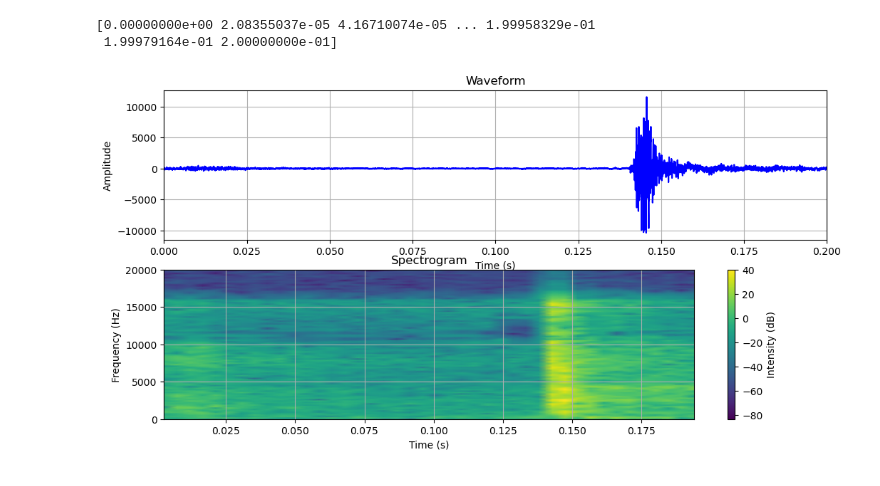
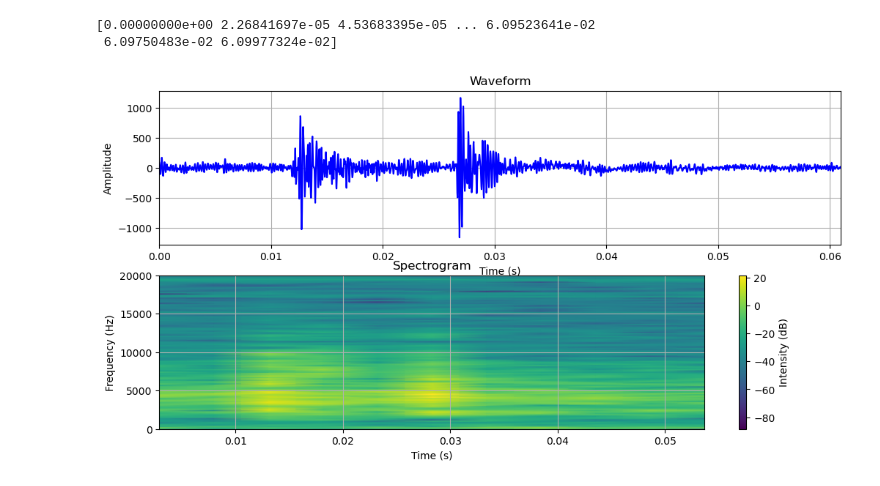
Before and after one commit to nmcph04/heimdall, a Jupyter notebook: process_audio/audio_processing.ipynb, the cells around one changed output. Saved outputs shown, nothing was run; the diff lists cells and outputs as text; code cells hidden in the pictures.

```diff
--- a/process_audio/audio_processing.ipynb
+++ b/process_audio/audio_processing.ipynb
@@ -28 +72,25 @@ audio = AudioSegment.from_wav(output_file)
+# %%
+# Segment audio based on labels
+# padding: amount of time before press and after release to include
+def labeled_audio_segmentation(labels, audio, padding=20):
+    keystrokes = []
+    labels_list = []
+    for event in labels:
+
+        label = event['key']
+        start = event['start'] - padding
+
+        # If there is no release, then the event will be skipped
+        try:
+            end = event['end'] + padding
+        except TypeError:
+            continue
+
+        key_audio = audio[start:end]
+        keystrokes.append(key_audio)
+        labels_list.append(label)
+
+    return keystrokes, labels_list
+
+keystrokes, labels = labeled_audio_segmentation(key_labels, audio)
 # %%
@@ -58,7 +126,7 @@ Extracted 277 keystroke segments.
 # %%
 # Display audio segment
-audio_segment = keystroke_segments[60]
-audio_segment_time = keystroke_times[60][0]
+audio_segment = keystrokes[0]
+
 
 def display_audio(audio, audio_start=None, times=None):
     samples = np.array(audio.get_array_of_samples())
@@ -82,34 +150,34 @@ def display_audio(audio, audio_start=None, times=None):
     plt.ylabel('Amplitude')
     plt.xlim(time[0], time[-1])
     plt.grid()
 
     if times is not None:
         for start, end in times:
             plt.axvspan(start/1000, end/1000, color='red', alpha=0.5)  # Adjust color and transparency
             plt.axvline(x=start/1000, color='black', linestyle='--', linewidth=1)  # Start line
             plt.axvline(x=end/1000, color='black', linestyle='--', linewidth=1)    # End line
 
 
     # Create a spectrogram
     frequencies, times, Sxx = spectrogram(samples[:], fs=audio.frame_rate)  # Use one channel for spectrogram
 
     # Plotting the spectrogram
     plt.subplot(2, 1, 2)
     plt.pcolormesh(times, frequencies, 10 * np.log10(Sxx), shading='gouraud')
     plt.title('Spectrogram')
     plt.ylabel('Frequency (Hz)')
     plt.xlabel('Time (s)')
     plt.colorbar(label='Intensity (dB)')
     plt.ylim(0, 20000)  # Limit frequency range to 20 kHz for better visibility
     plt.grid()
 
     plt.show()
 
 
 display_audio(audio_segment)
 play(audio_segment)
 # %% [output]
-[0.00000000e+00 2.08355037e-05 4.16710074e-05 ... 1.99958329e-01
- 1.99979164e-01 2.00000000e-01]
+[0.00000000e+00 2.26841697e-05 4.53683395e-05 ... 6.09523641e-02
+ 6.09750483e-02 6.09977324e-02]
-[figure, old version]
+[figure, new version]
 # %%
```
Also changed, not shown: parts of 12 cells of this notebook, 4 other files.
